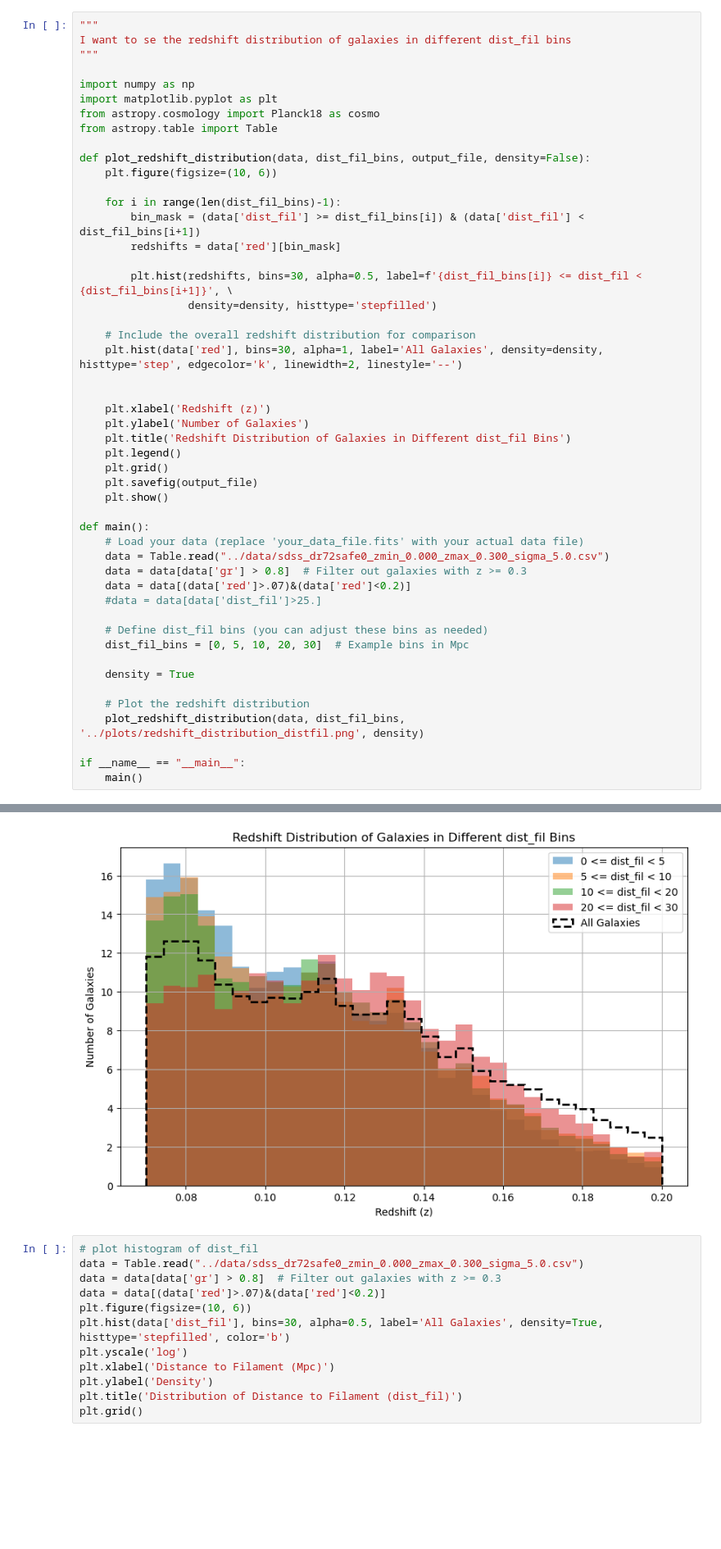
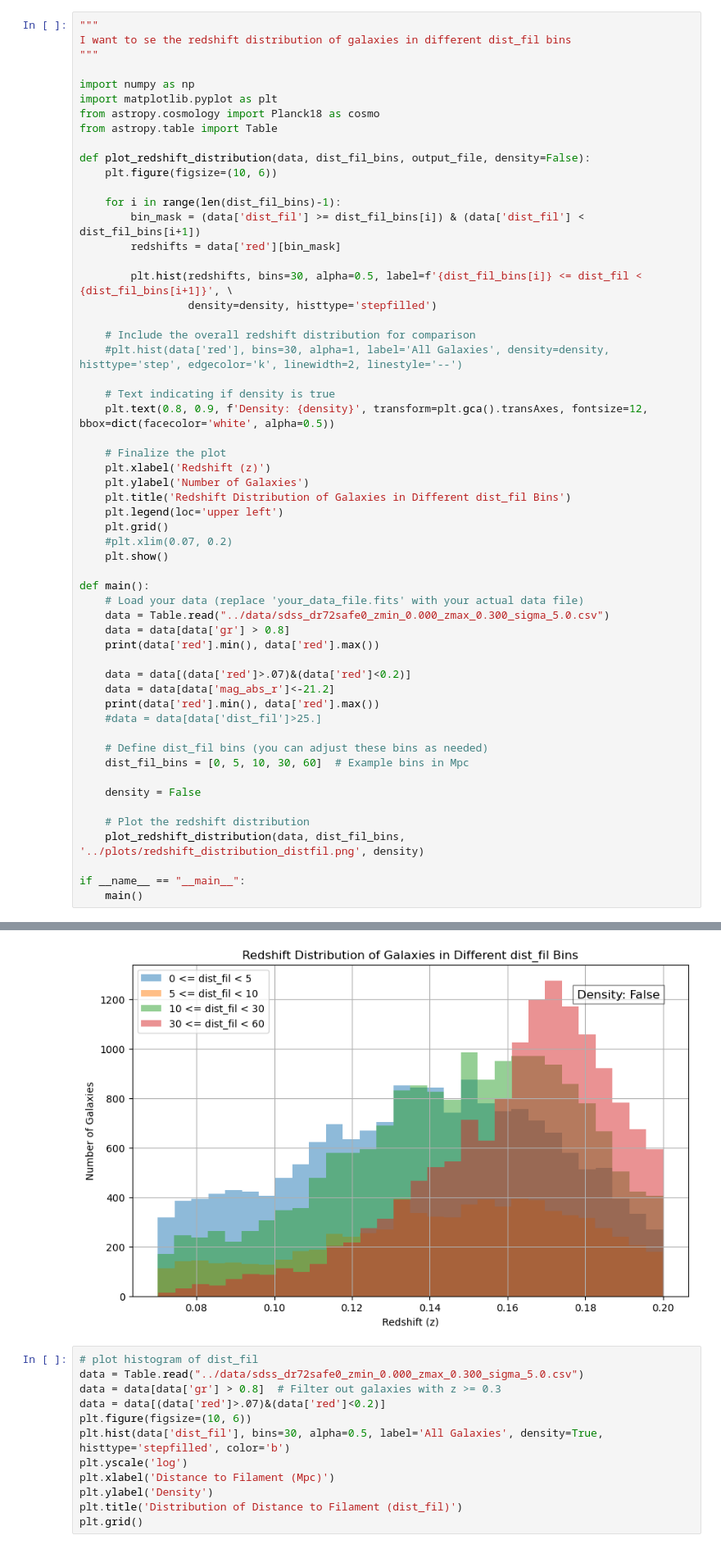
Before and after one commit to FedeDavilaKurban/filbao, a Jupyter notebook: redshiftPDF_byDistFil.ipynb, the cells around one changed output, grey strips where cells are left out. Shown at 82% size. Saved outputs shown, nothing was run; the diff lists cells and outputs as text; blank space fills up the shorter version.

```diff
--- a/redshiftPDF_byDistFil.ipynb
+++ b/redshiftPDF_byDistFil.ipynb
@@ -19,28 +19,35 @@ def plot_redshift_distribution(data, dist_fil_bins, output_file, density=False):
                  density=density, histtype='stepfilled')
 
     # Include the overall redshift distribution for comparison
-    plt.hist(data['red'], bins=30, alpha=1, label='All Galaxies', density=density, histtype='step', edgecolor='k', linewidth=2, linestyle='--')
+    #plt.hist(data['red'], bins=30, alpha=1, label='All Galaxies', density=density, histtype='step', edgecolor='k', linewidth=2, linestyle='--')
 
+    # Text indicating if density is true
+    plt.text(0.8, 0.9, f'Density: {density}', transform=plt.gca().transAxes, fontsize=12, bbox=dict(facecolor='white', alpha=0.5))
 
+    # Finalize the plot
     plt.xlabel('Redshift (z)')
     plt.ylabel('Number of Galaxies')
     plt.title('Redshift Distribution of Galaxies in Different dist_fil Bins')
-    plt.legend()
+    plt.legend(loc='upper left')
     plt.grid()
-    plt.savefig(output_file)
+    #plt.xlim(0.07, 0.2)
     plt.show()
 
 def main():
     # Load your data (replace 'your_data_file.fits' with your actual data file)
     data = Table.read("../data/sdss_dr72safe0_zmin_0.000_zmax_0.300_sigma_5.0.csv")
-    data = data[data['gr'] > 0.8]  # Filter out galaxies with z >= 0.3
+    data = data[data['gr'] > 0.8]
+    print(data['red'].min(), data['red'].max())
+
     data = data[(data['red']>.07)&(data['red']<0.2)]
+    data = data[data['mag_abs_r']<-21.2]
+    print(data['red'].min(), data['red'].max())
     #data = data[data['dist_fil']>25.]
 
     # Define dist_fil bins (you can adjust these bins as needed)
-    dist_fil_bins = [0, 5, 10, 20, 30]  # Example bins in Mpc
+    dist_fil_bins = [0, 5, 10, 30, 60]  # Example bins in Mpc
 
-    density = True
+    density = False
 
     # Plot the redshift distribution
     plot_redshift_distribution(data, dist_fil_bins, '../plots/redshift_distribution_distfil.png', density)
@@ -51,4 +60,4 @@ if __name__ == "__main__":
-[figure, old version]
+[figure, new version]
 # %%
 # plot histogram of dist_fil
 data = Table.read("../data/sdss_dr72safe0_zmin_0.000_zmax_0.300_sigma_5.0.csv")
```
Also changed, not shown: parts of 1 cell of this notebook, 2 other files.
